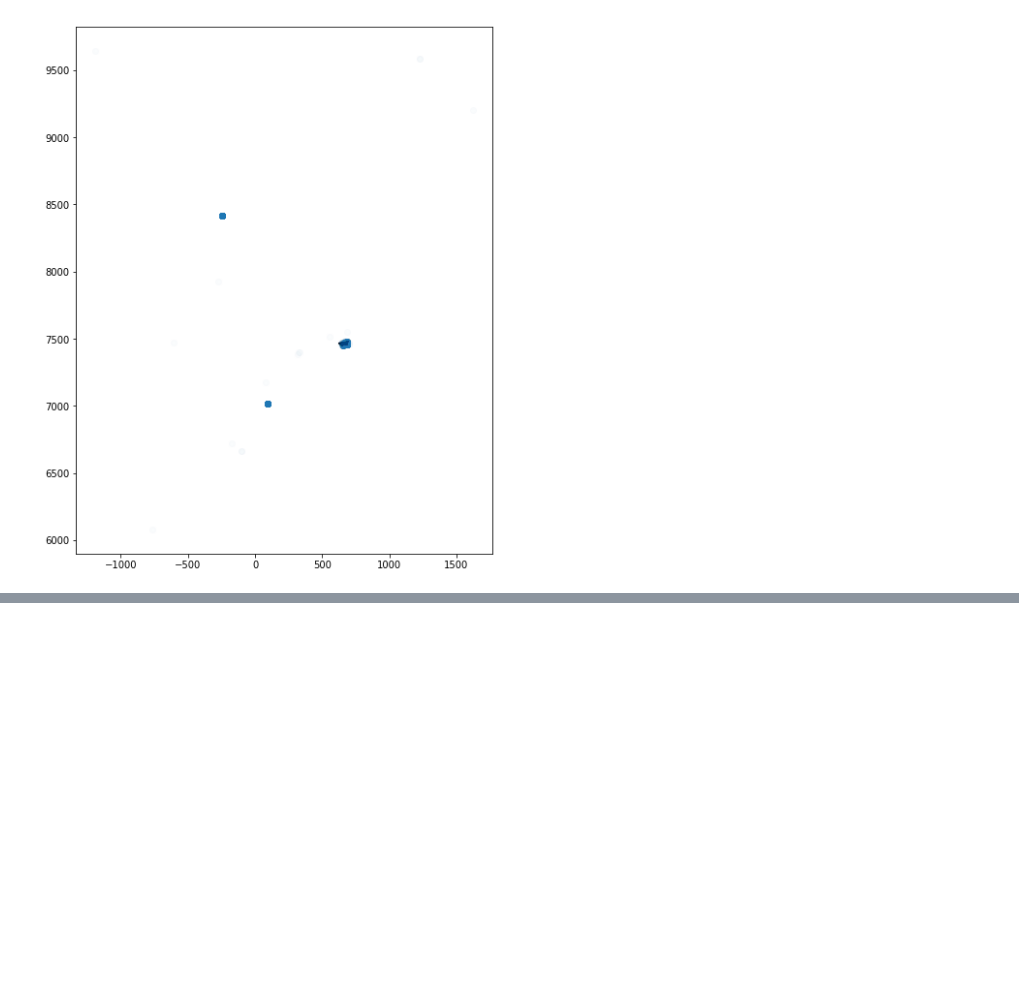
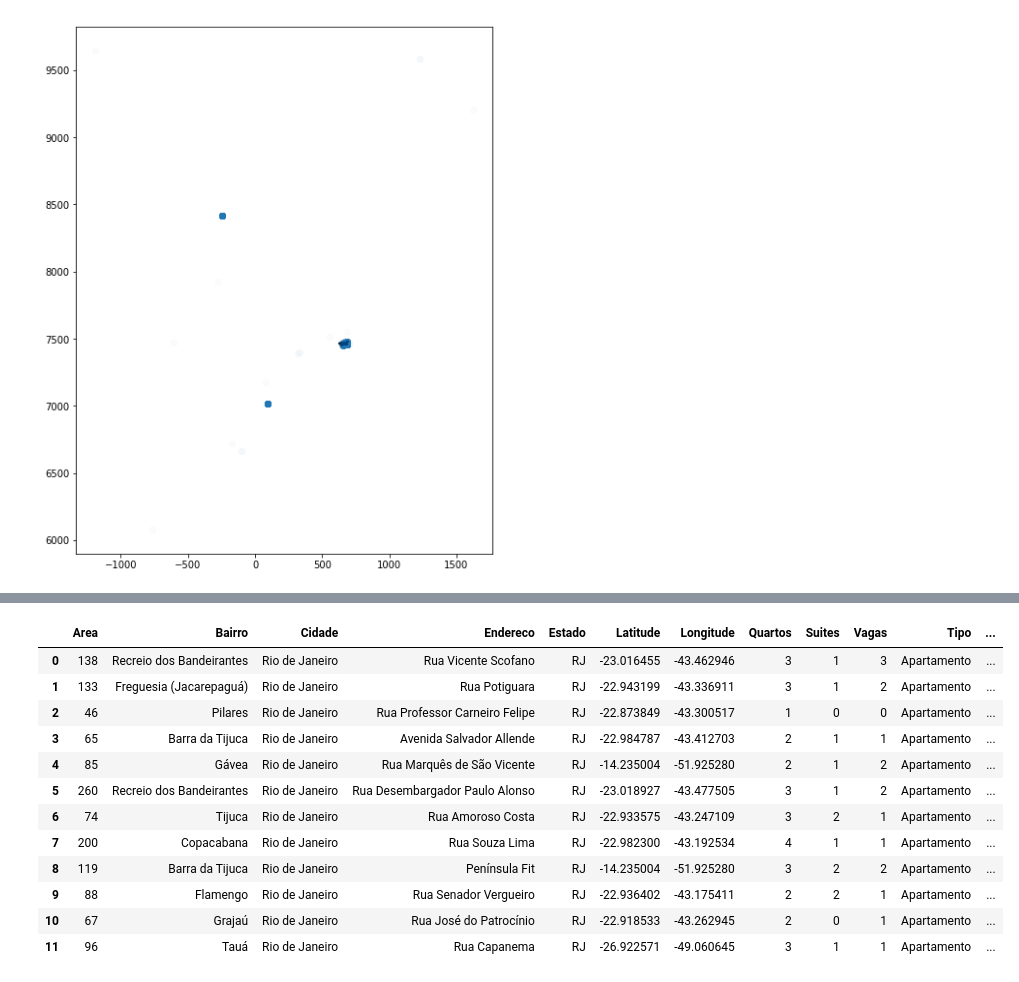
Before and after one commit to jeanhrsouza/learning-geopandas, a Jupyter notebook: 03.Tratamento de Dados/01.Selecionando Pontos Dentro de uma Regiao.ipynb, the cells around one changed output, grey strips where cells are left out. Saved outputs shown, nothing was run; the diff lists cells and outputs as text; code cells hidden in the pictures; blank space fills up the shorter version.

```diff
--- a/03.Tratamento de Dados/01.Selecionando Pontos Dentro de uma Regiao.ipynb
+++ b/03.Tratamento de Dados/01.Selecionando Pontos Dentro de uma Regiao.ipynb
@@ -43,0 +129,18 @@ geo_dados.plot(ax = base, figsize = (20, 10), alpha = 0.02)
+# %%
+
+amostra = geo_dados.iloc[:12]
+amostra
+# %% [output]
+|  | Area | Bairro | Cidade | Endereco | Estado | Latitude | Longitude | Quartos | Suites | Vagas | Tipo | ... |
+| 0 | 138 | Recreio dos Bandeirantes | Rio de Janeiro | Rua Vicente Scofano | RJ | -23.016455 | -43.462946 | 3 | 1 | 3 | Apartamento | ... |
+| 1 | 133 | Freguesia (Jacarepaguá) | Rio de Janeiro | Rua Potiguara | RJ | -22.943199 | -43.336911 | 3 | 1 | 2 | Apartamento | ... |
+| 2 | 46 | Pilares | Rio de Janeiro | Rua Professor Carneiro Felipe | RJ | -22.873849 | -43.300517 | 1 | 0 | 0 | Apartamento | ... |
+| 3 | 65 | Barra da Tijuca | Rio de Janeiro | Avenida Salvador Allende | RJ | -22.984787 | -43.412703 | 2 | 1 | 1 | Apartamento | ... |
+| 4 | 85 | Gávea | Rio de Janeiro | Rua Marquês de São Vicente | RJ | -14.235004 | -51.925280 | 2 | 1 | 2 | Apartamento | ... |
+| 5 | 260 | Recreio dos Bandeirantes | Rio de Janeiro | Rua Desembargador Paulo Alonso | RJ | -23.018927 | -43.477505 | 3 | 1 | 2 | Apartamento | ... |
+| 6 | 74 | Tijuca | Rio de Janeiro | Rua Amoroso Costa | RJ | -22.933575 | -43.247109 | 3 | 2 | 1 | Apartamento | ... |
+| 7 | 200 | Copacabana | Rio de Janeiro | Rua Souza Lima | RJ | -22.982300 | -43.192534 | 4 | 1 | 1 | Apartamento | ... |
+| 8 | 119 | Barra da Tijuca | Rio de Janeiro | Península Fit | RJ | -14.235004 | -51.925280 | 3 | 2 | 2 | Apartamento | ... |
+| 9 | 88 | Flamengo | Rio de Janeiro | Rua Senador Vergueiro | RJ | -22.936402 | -43.175411 | 2 | 2 | 1 | Apartamento | ... |
+| 10 | 67 | Grajaú | Rio de Janeiro | Rua José do Patrocínio | RJ | -22.918533 | -43.262945 | 2 | 0 | 1 | Apartamento | ... |
+| 11 | 96 | Tauá | Rio de Janeiro | Rua Capanema | RJ | -26.922571 | -49.060645 | 3 | 1 | 1 | Apartamento | ... |
```
Also changed, not shown: parts of 16 cells of this notebook, 3 other files.
